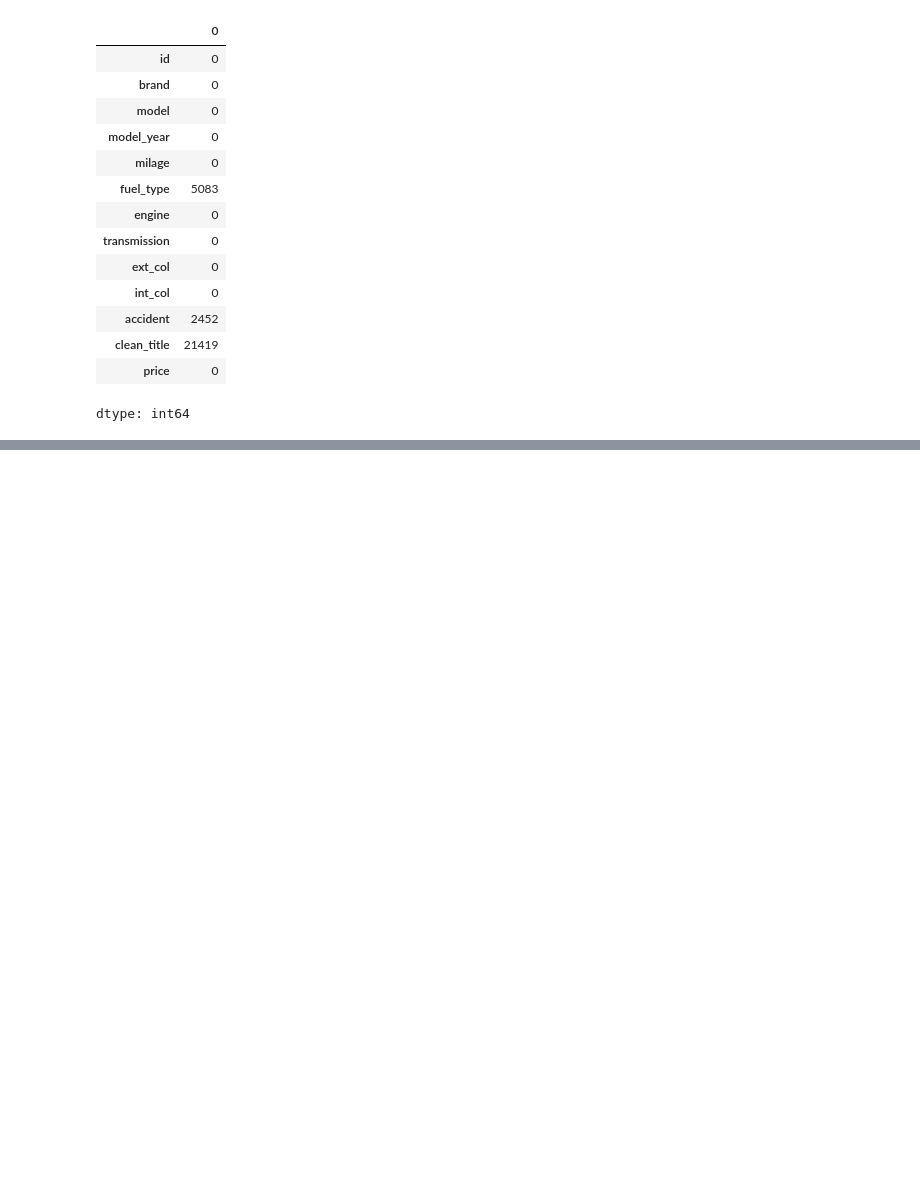
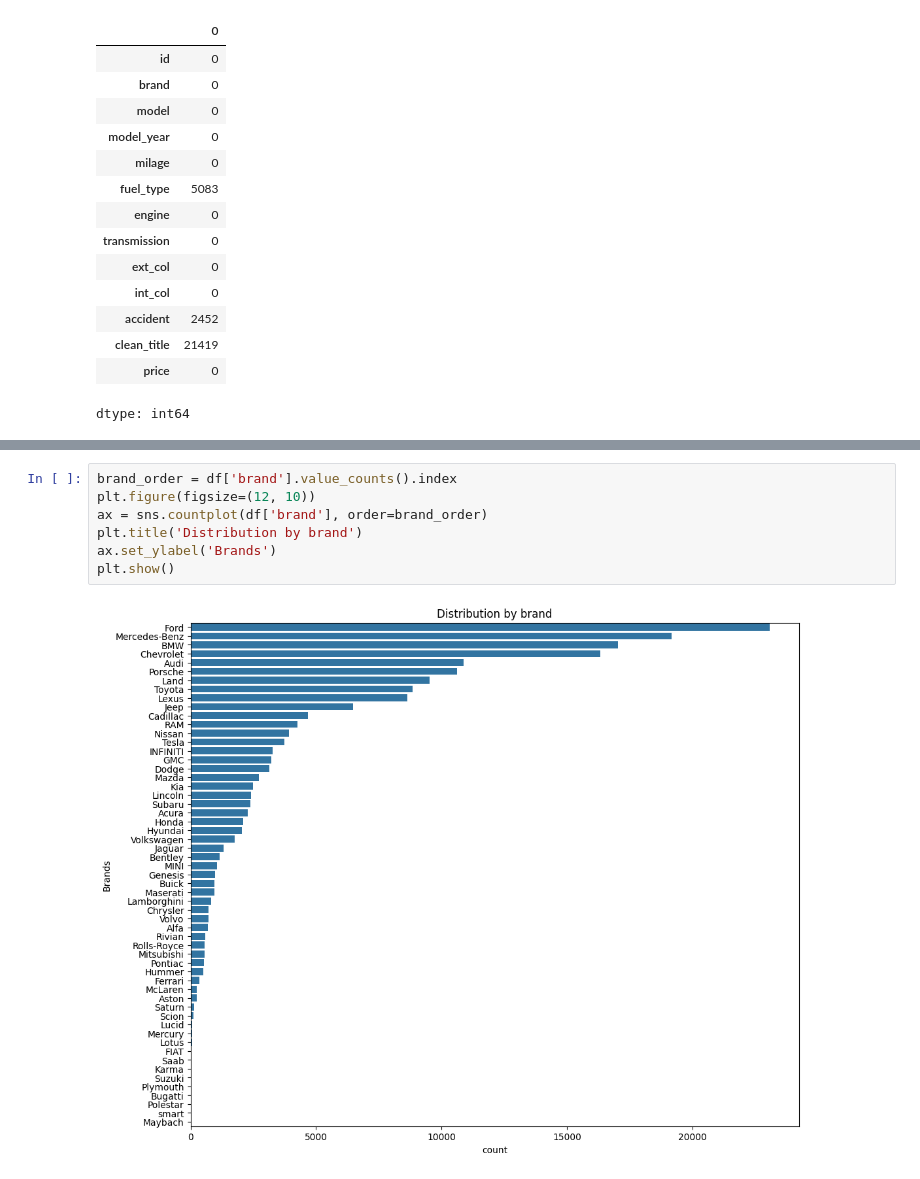
Before and after one commit to andrerizzo/Used_Cars_Price_Prediction, a Jupyter notebook: Used_Cars_Price_Prediction_v1.ipynb, the cells around one changed output, grey strips where cells are left out. Saved outputs shown, nothing was run; the diff lists cells and outputs as text; blank space fills up the shorter version.

```diff
--- a/Used_Cars_Price_Prediction_v1.ipynb
+++ b/Used_Cars_Price_Prediction_v1.ipynb
@@ -208,0 +441,9 @@ Número de observações repetidas: 0
+# %%
+brand_order = df['brand'].value_counts().index
+plt.figure(figsize=(12, 10))
+ax = sns.countplot(df['brand'], order=brand_order)
+plt.title('Distribution by brand')
+ax.set_ylabel('Brands')
+plt.show()
+# %% [output]
+[figure, added]
```
Also changed, not shown: parts of 65 cells of this notebook.
